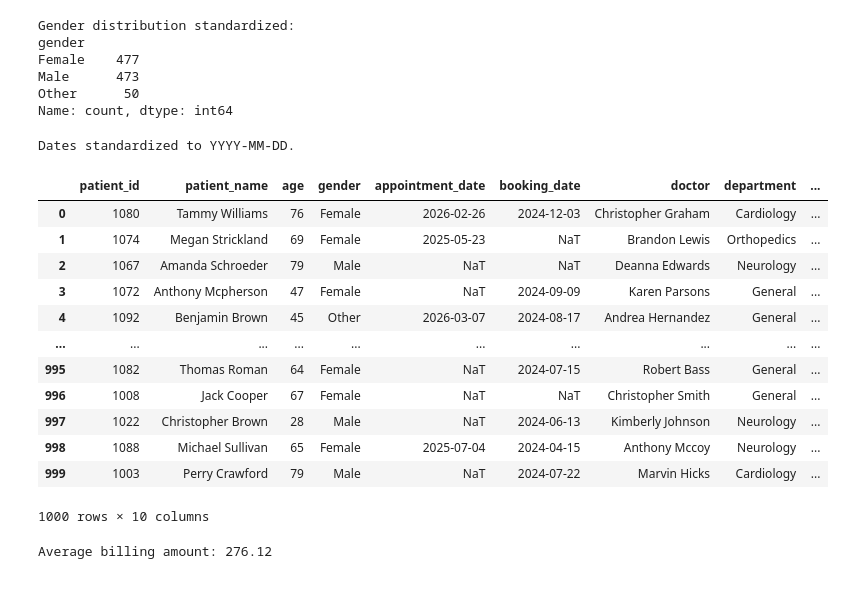
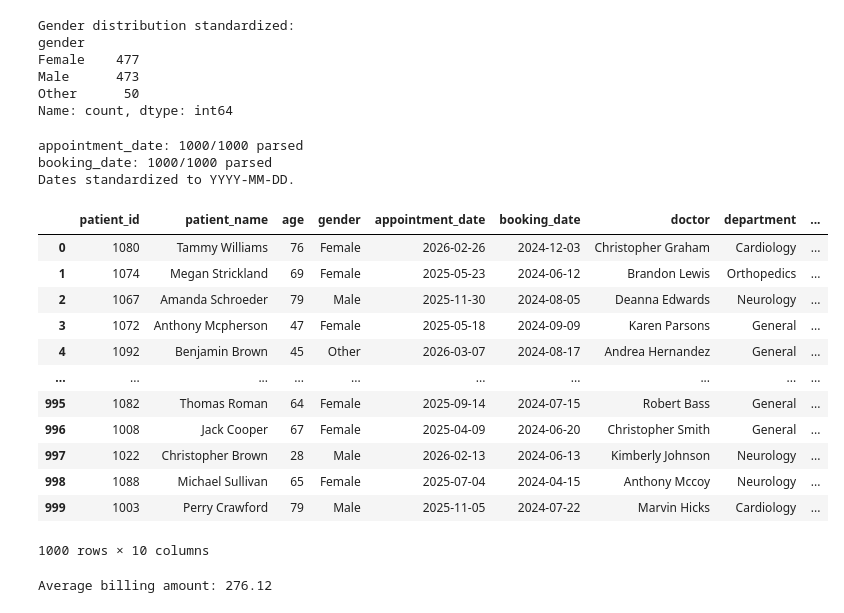
Before and after one commit to basanta999s-ship-it/clinic-appointments-analysis, a Jupyter notebook: Clinic_data.ipynb, the cells around one changed output. Drawn from its saved outputs; the diff is of its cells as text; code cells hidden in the pictures.

```diff
--- a/Clinic_data.ipynb
+++ b/Clinic_data.ipynb
@@ -118,29 +117,39 @@ Female    477
 Male      473
 Other      50
 Name: count, dtype: int64
-# %%
-#3.Date Standardization
-dates=['appointment_date','booking_date']
-
-for col in dates:
-    df[col] = pd.to_datetime(df[col], errors='coerce', dayfirst=False)
-print("Dates standardized to YYYY-MM-DD.")
-df
-# %% [output]
-Dates standardized to YYYY-MM-DD.
-|  | patient_id | patient_name | age | gender | appointment_date | booking_date | doctor | department | ... |
-| 0 | 1080 | Tammy Williams | 76 | Female | 2026-02-26 | 2024-12-03 | Christopher Graham | Cardiology | ... |
-| 1 | 1074 | Megan Strickland | 69 | Female | 2025-05-23 | NaT | Brandon Lewis | Orthopedics | ... |
-| 2 | 1067 | Amanda Schroeder | 79 | Male | NaT | NaT | Deanna Edwards | Neurology | ... |
-| 3 | 1072 | Anthony Mcpherson | 47 | Female | NaT | 2024-09-09 | Karen Parsons | General | ... |
-| 4 | 1092 | Benjamin Brown | 45 | Other | 2026-03-07 | 2024-08-17 | Andrea Hernandez | General | ... |
-| ... | ... | ... | ... | ... | ... | ... | ... | ... | ... |
-| 995 | 1082 | Thomas Roman | 64 | Female | NaT | 2024-07-15 | Robert Bass | General | ... |
-| 996 | 1008 | Jack Cooper | 67 | Female | NaT | NaT | Christopher Smith | General | ... |
-| 997 | 1022 | Christopher Brown | 28 | Male | NaT | 2024-06-13 | Kimberly Johnson | Neurology | ... |
-| 998 | 1088 | Michael Sullivan | 65 | Female | 2025-07-04 | 2024-04-15 | Anthony Mccoy | Neurology | ... |
-| 999 | 1003 | Perry Crawford | 79 | Male | NaT | 2024-07-22 | Marvin Hicks | Cardiology | ... |
-1000 rows × 10 columns
+# %%
+#3.Date Standardization
+# The raw columns mix two formats: "2/26/2026" (M/D/YYYY) and "30-Nov-25" (D-MMM-YY).
+# Parsing in a single pass makes pandas infer one format and coerce everything else
+# to NaT, silently dropping about half the rows. Parse each format separately and
+# combine so no valid date is lost.
+dates = ['appointment_date', 'booking_date']
+
+for col in dates:
+    slash  = pd.to_datetime(df[col], format='%m/%d/%Y', errors='coerce')
+    dashed = pd.to_datetime(df[col], format='%d-%b-%y', errors='coerce')
+    df[col] = slash.fillna(dashed)
+    print(f"{col}: {df[col].notna().sum()}/{len(df)} parsed")
+
+print("Dates standardized to YYYY-MM-DD.")
+df
+# %% [output]
+appointment_date: 1000/1000 parsed
+booking_date: 1000/1000 parsed
+Dates standardized to YYYY-MM-DD.
+|  | patient_id | patient_name | age | gender | appointment_date | booking_date | doctor | department | ... |
+| 0 | 1080 | Tammy Williams | 76 | Female | 2026-02-26 | 2024-12-03 | Christopher Graham | Cardiology | ... |
+| 1 | 1074 | Megan Strickland | 69 | Female | 2025-05-23 | 2024-06-12 | Brandon Lewis | Orthopedics | ... |
+| 2 | 1067 | Amanda Schroeder | 79 | Male | 2025-11-30 | 2024-08-05 | Deanna Edwards | Neurology | ... |
+| 3 | 1072 | Anthony Mcpherson | 47 | Female | 2025-05-18 | 2024-09-09 | Karen Parsons | General | ... |
+| 4 | 1092 | Benjamin Brown | 45 | Other | 2026-03-07 | 2024-08-17 | Andrea Hernandez | General | ... |
+| ... | ... | ... | ... | ... | ... | ... | ... | ... | ... |
+| 995 | 1082 | Thomas Roman | 64 | Female | 2025-09-14 | 2024-07-15 | Robert Bass | General | ... |
+| 996 | 1008 | Jack Cooper | 67 | Female | 2025-04-09 | 2024-06-20 | Christopher Smith | General | ... |
+| 997 | 1022 | Christopher Brown | 28 | Male | 2026-02-13 | 2024-06-13 | Kimberly Johnson | Neurology | ... |
+| 998 | 1088 | Michael Sullivan | 65 | Female | 2025-07-04 | 2024-04-15 | Anthony Mccoy | Neurology | ... |
+| 999 | 1003 | Perry Crawford | 79 | Male | 2025-11-05 | 2024-07-22 | Marvin Hicks | Cardiology | ... |
+1000 rows × 10 columns
 # %%
 #4.Cleaning Billing field(The billing_amount column is a mess of symbols ($ , €, £, Rs). We’ll strip the non-numeric characters and convert it to a float)
 # Use regex to keep only numbers and decimals
```
Also changed, not shown: parts of 5 cells of this notebook, 1 other file.
